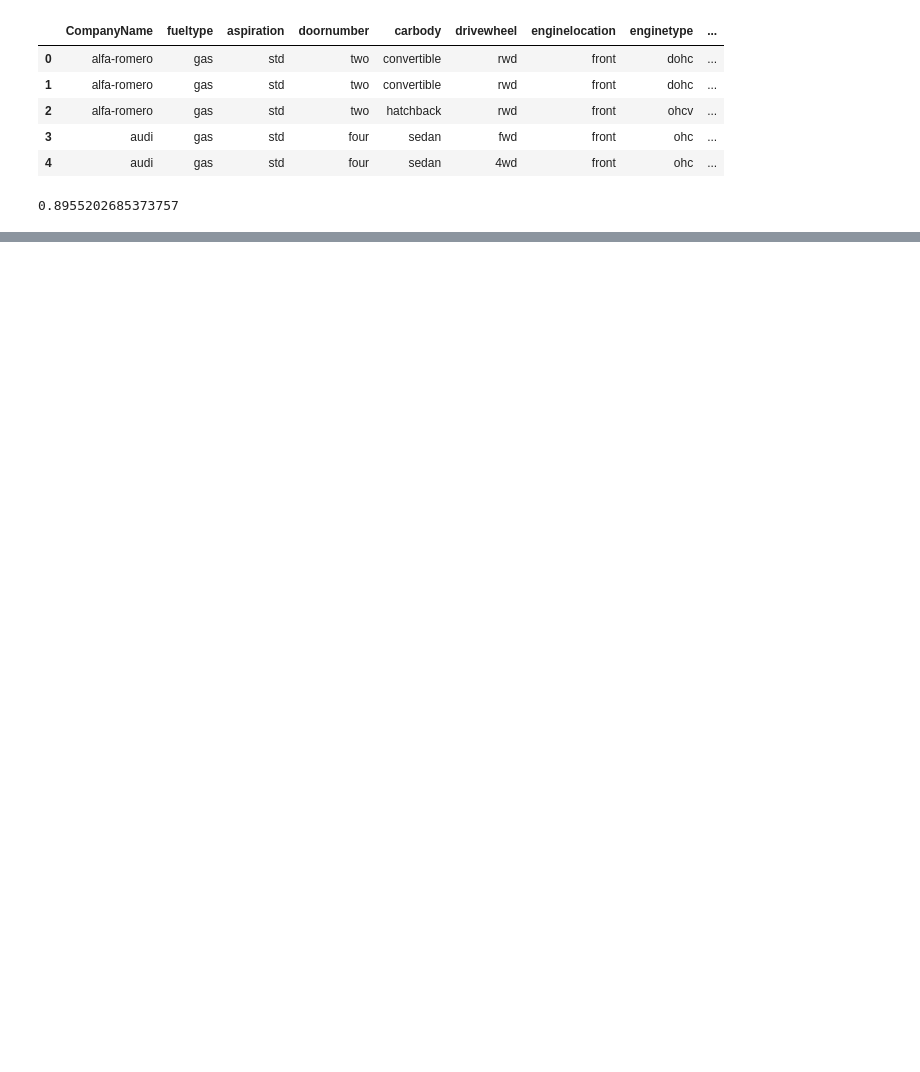
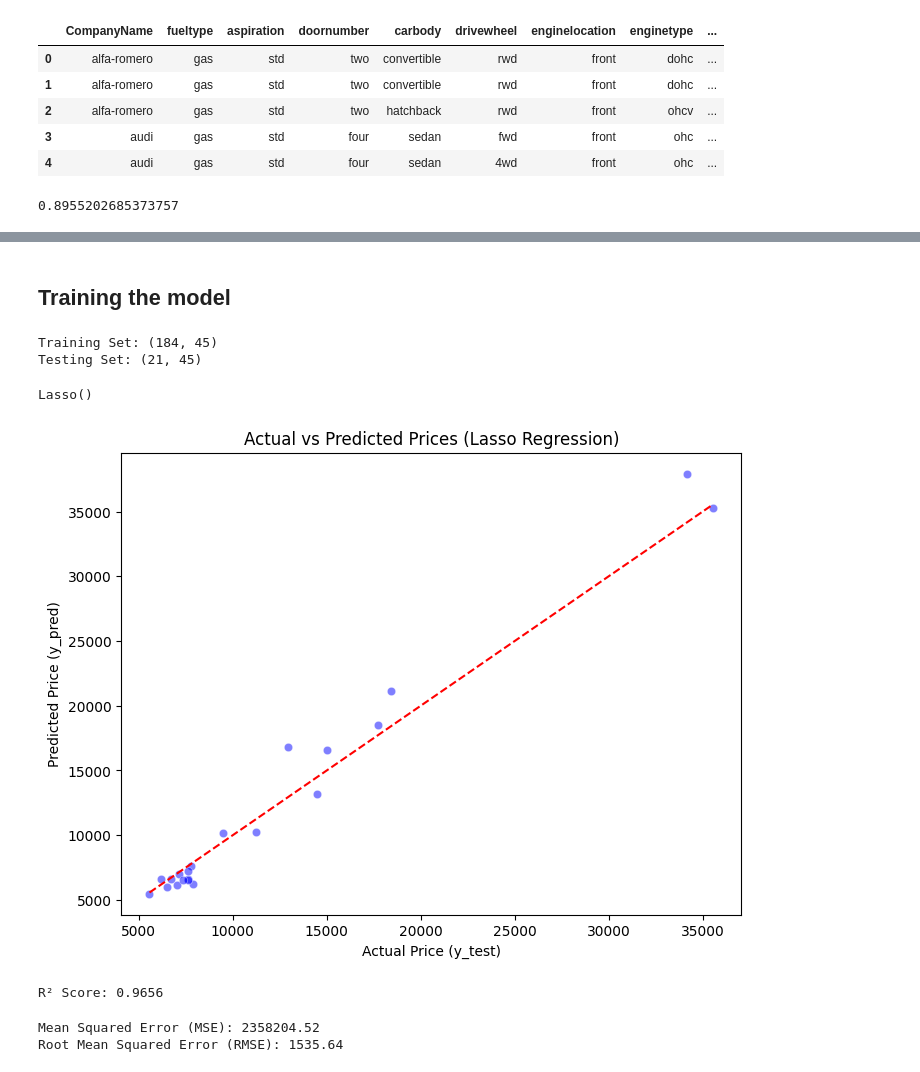
Before and after one commit to piyaskheyal/car-price-prediction-model, a Jupyter notebook: carPricePredictorModel.ipynb, the cells around one changed output, grey strips where cells are left out. Cells and saved outputs as stored; diff of their text form; code cells hidden in the pictures; blank space fills up the shorter version.

Commit message:
Model trained successfully

```diff
--- a/carPricePredictorModel.ipynb
+++ b/carPricePredictorModel.ipynb
@@ -342,0 +524,5 @@ print(correlation_price_avg)
+# %%
+aspiration_encoding = pd.get_dummies(categorical_car_data['aspiration'])
+categorical_car_data = pd.concat([categorical_car_data.drop('aspiration', axis=1), aspiration_encoding], axis=1)
+car_data = pd.concat([car_data.drop('aspiration', axis=1), aspiration_encoding], axis=1)
+categorical_car_data.info()
@@ -342,0 +547,3 @@ print(correlation_price_avg)
+# %%
+car_data = pd.get_dummies(car_data, columns=['carbody', 'drivewheel', 'cylindernumber'])
+car_data.info()
@@ -342,0 +584,54 @@ print(correlation_price_avg)
+# %% [markdown]
+## Training the model
+# %%
+x = car_data.drop('price', axis=1)
+y = car_data['price']
+
+x_train, x_test, y_train, y_test = train_test_split(x, y, test_size=0.1, random_state=5)
+
+num_features = x.select_dtypes(include=['int64', 'float64']).columns
+scaler = StandardScaler()
+
+x_train[num_features] = scaler.fit_transform(x_train[num_features])
+x_test[num_features] = scaler.transform(x_test[num_features])
+
+print(f"Training Set: {x_train.shape}\nTesting Set: {x_test.shape}")
+# %% [output]
+Training Set: (184, 45)
+Testing Set: (21, 45)
+# %%
+price_predictor = Lasso(alpha=1.0)
+
+price_predictor.fit(x_train, y_train)
+# %% [output]
+Lasso()
+# %%
+y_test_predict = price_predictor.predict(x_test)
+
+# Scatter plot of actual vs predicted prices
+plt.figure(figsize=(8, 6))
+sns.scatterplot(x=y_test, y=y_test_predict, color='blue', alpha=0.5)
+
+# Plot the ideal 1:1 line (Perfect Predictions)
+plt.plot([y_test.min(), y_test.max()], [y_test.min(), y_test.max()], color='red', linestyle='--')
+
+plt.xlabel("Actual Price (y_test)")
+plt.ylabel("Predicted Price (y_pred)")
+plt.title("Actual vs Predicted Prices (Lasso Regression)")
+plt.show()
+# %% [output]
+[figure, added]
+# %%
+r2 = r2_score(y_test, y_test_predict)
+print(f"R² Score: {r2:.4f}")
+# %% [output]
+R² Score: 0.9656
+# %%
+mse = mean_squared_error(y_test, y_test_predict)
+rmse = mse ** 0.5  # Taking square root
+
+print(f"Mean Squared Error (MSE): {mse:.2f}")
+print(f"Root Mean Squared Error (RMSE): {rmse:.2f}")
+# %% [output]
+Mean Squared Error (MSE): 2358204.52
+Root Mean Squared Error (RMSE): 1535.64
```
Also changed, not shown: parts of 29 cells of this notebook.
